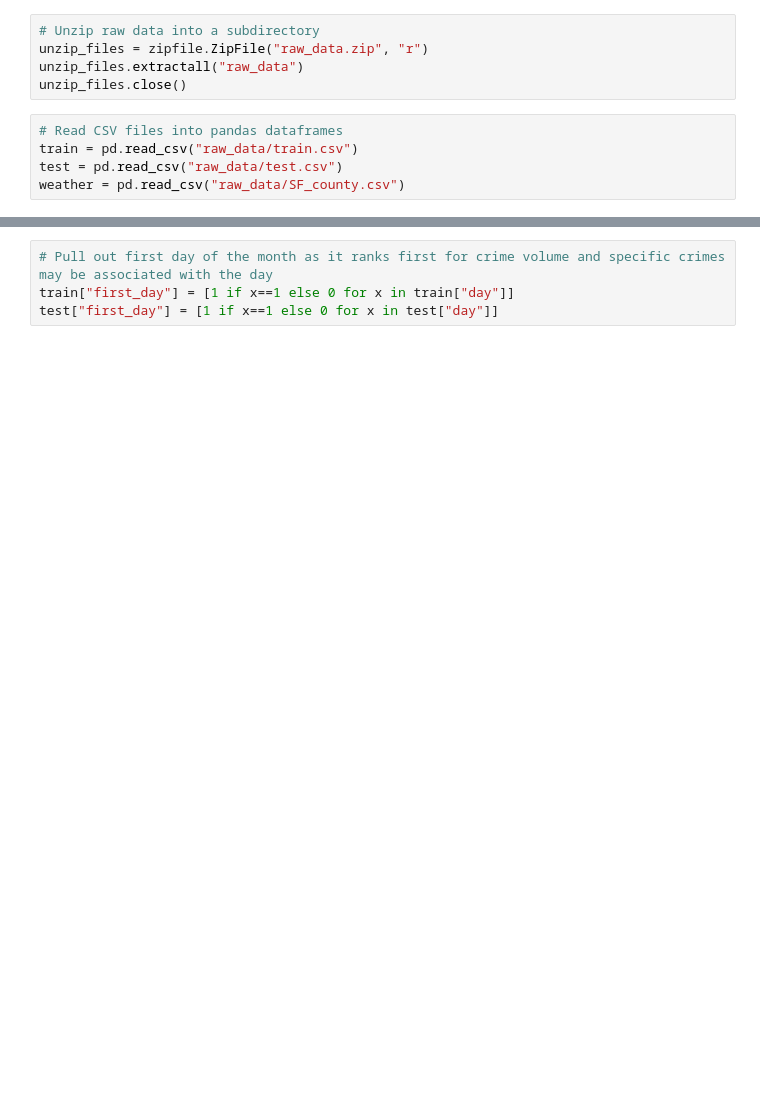
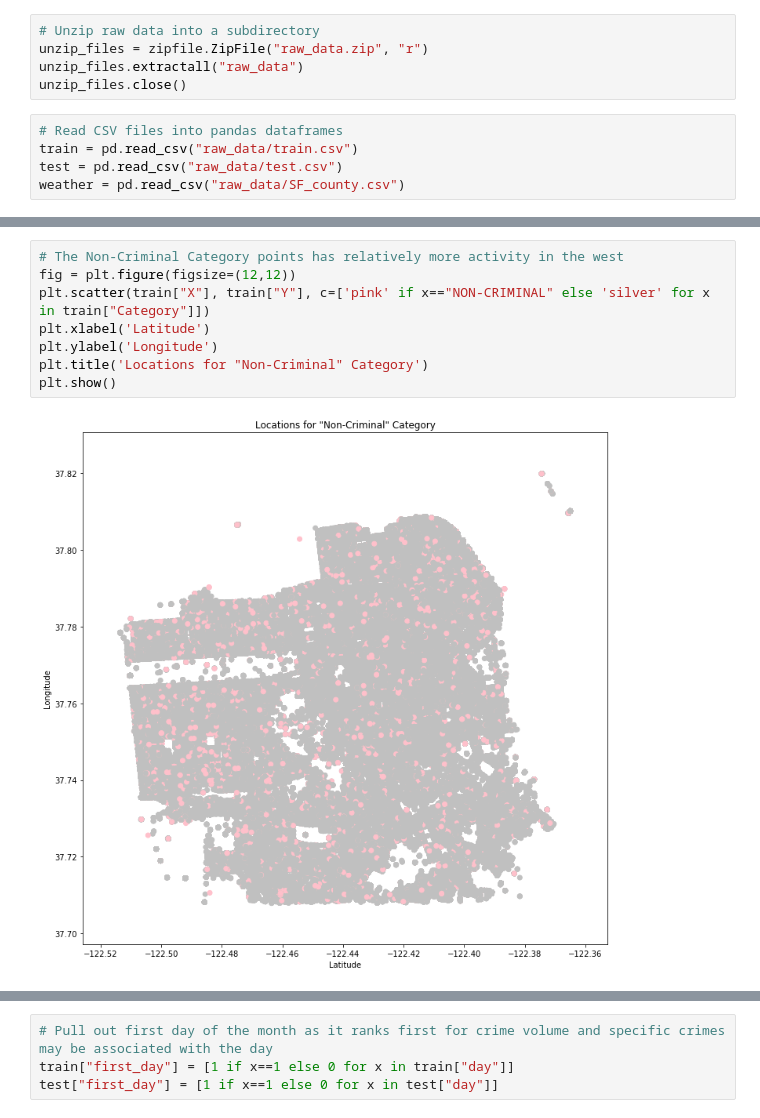
Before and after one commit to daxaurora/W207_CrimeClassification, a Jupyter notebook: W207 Final Project Data Set Up.ipynb, the cells around one changed output, grey strips where cells are left out. Cells and saved outputs as stored; diff of their text form; blank space fills up the shorter version.

```diff
--- a/W207 Final Project Data Set Up.ipynb
+++ b/W207 Final Project Data Set Up.ipynb
@@ -45,0 +169,10 @@ weather = pd.read_csv("raw_data/SF_county.csv")
+# %%
+# The Non-Criminal Category points has relatively more activity in the west
+fig = plt.figure(figsize=(12,12))
+plt.scatter(train["X"], train["Y"], c=['pink' if x=="NON-CRIMINAL" else 'silver' for x in train["Category"]])
+plt.xlabel('Latitude')
+plt.ylabel('Longitude')
+plt.title('Locations for "Non-Criminal" Category')
+plt.show()
+# %% [output]
+[figure, added]
```
Also changed, not shown: parts of 33 cells of this notebook.
